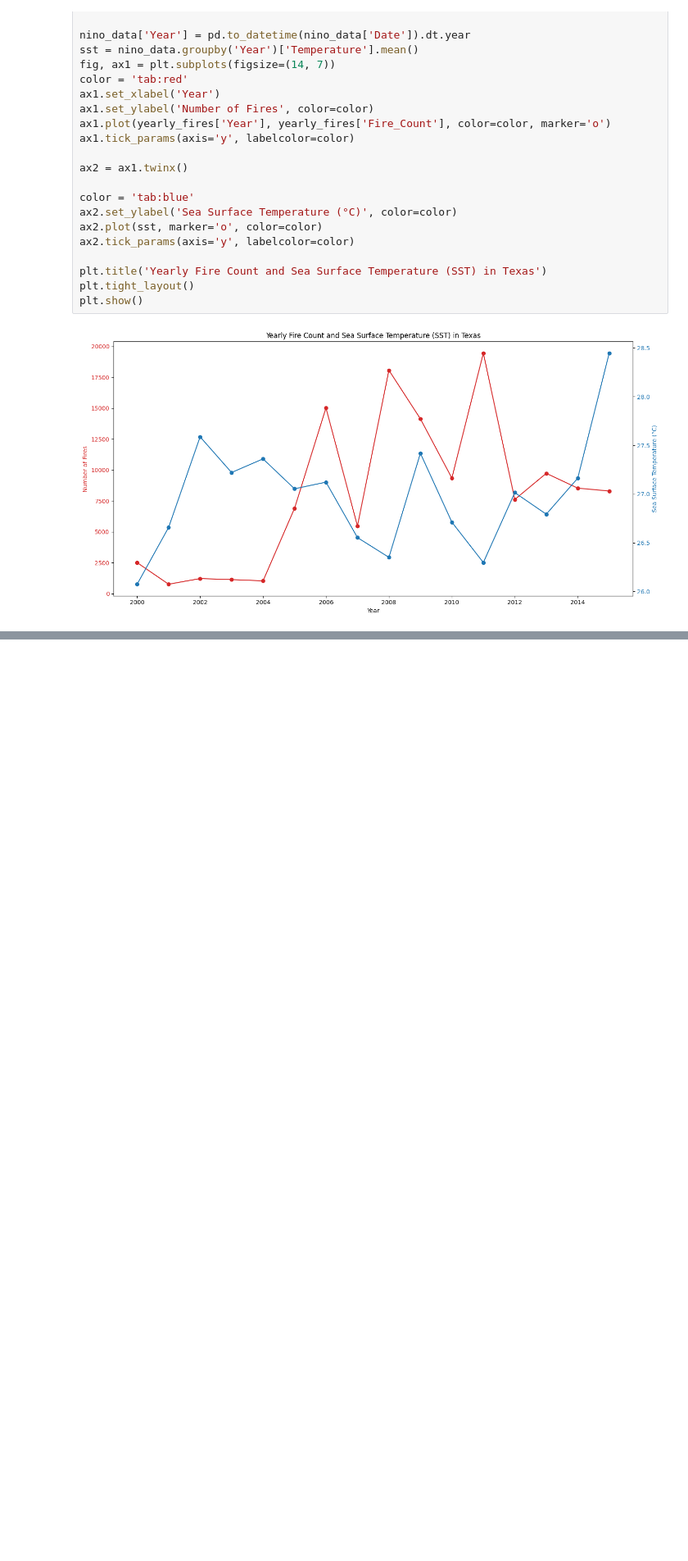
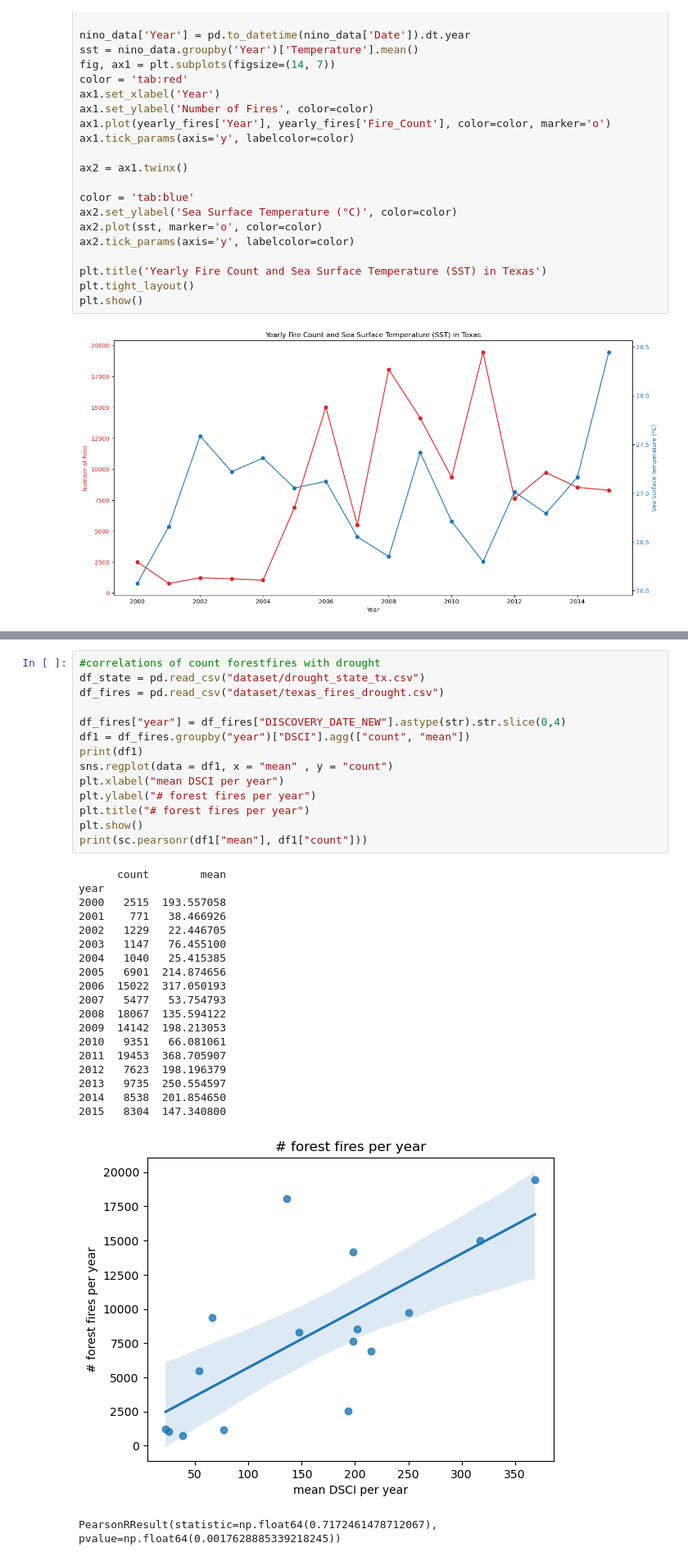
Before and after one commit to J0bster/forestfires_usa, a Jupyter notebook: plot.ipynb, the cells around one changed output, grey strips where cells are left out. Shown at 82% size. Drawn from its saved outputs; the diff is of its cells as text; blank space fills up the shorter version.

Commit message:
added drought and fire count correlation to plot file

```diff
--- a/plot.ipynb
+++ b/plot.ipynb
@@ -314,0 +321,35 @@ Pearson Correlation: 0.69 (p-value: 0.003)
+# %%
+#correlations of count forestfires with drought
+df_state = pd.read_csv("dataset/drought_state_tx.csv")
+df_fires = pd.read_csv("dataset/texas_fires_drought.csv")
+
+df_fires["year"] = df_fires["DISCOVERY_DATE_NEW"].astype(str).str.slice(0,4)
+df1 = df_fires.groupby("year")["DSCI"].agg(["count", "mean"])
+print(df1)
+sns.regplot(data = df1, x = "mean" , y = "count")
+plt.xlabel("mean DSCI per year")
+plt.ylabel("# forest fires per year")
+plt.title("# forest fires per year")
+plt.show()
+print(sc.pearsonr(df1["mean"], df1["count"]))
+# %% [output]
+      count        mean
+year
+2000   2515  193.557058
+2001    771   38.466926
+2002   1229   22.446705
+2003   1147   76.455100
+2004   1040   25.415385
+2005   6901  214.874656
+2006  15022  317.050193
+2007   5477   53.754793
+2008  18067  135.594122
+2009  14142  198.213053
+2010   9351   66.081061
+2011  19453  368.705907
+2012   7623  198.196379
+2013   9735  250.554597
+2014   8538  201.854650
+2015   8304  147.340800
+[figure, added]
+PearsonRResult(statistic=np.float64(0.7172461478712067), pvalue=np.float64(0.0017628885339218245))
```
Also changed, not shown: parts of 6 cells of this notebook, 1 other file.
